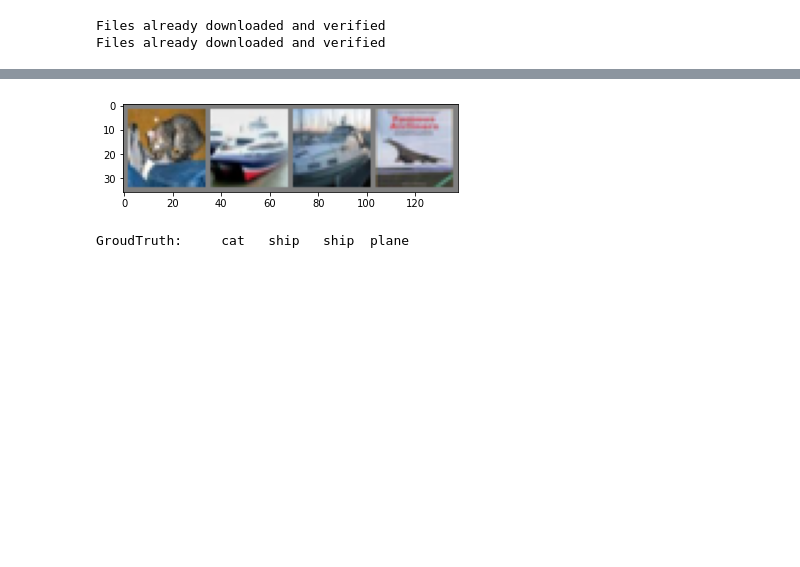
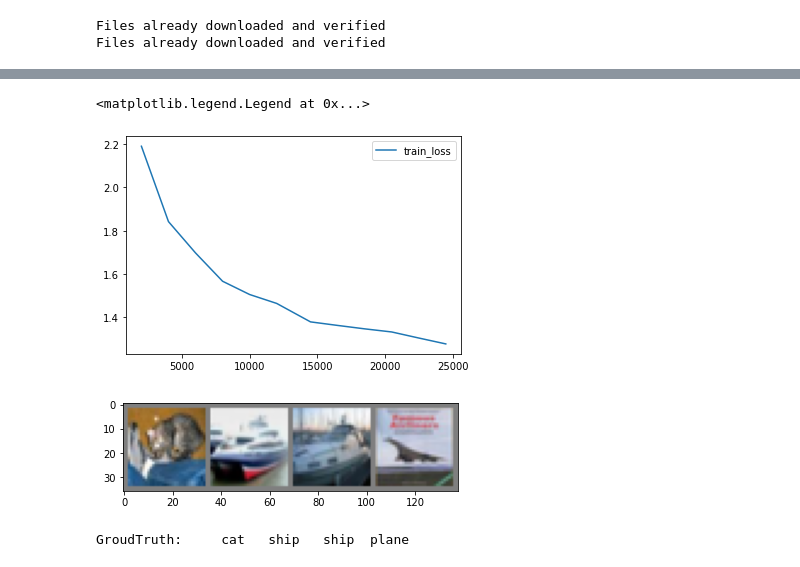
Before and after one commit to KokiNiimura/study, a Jupyter notebook: tutorial04.ipynb, the cells around one changed output, grey strips where cells are left out. Cells and saved outputs as stored; diff of their text form; code cells hidden in the pictures; blank space fills up the shorter version.

```diff
--- a/tutorial04.ipynb
+++ b/tutorial04.ipynb
@@ -74,9 +75,12 @@ import torch.optim as optim
 
 criterion = nn.CrossEntropyLoss()
 optimizer = optim.SGD(net.parameters(), lr=0.001, momentum=0.9)
+# %%
+logs = []
 # %%
+iteration = 0
+
 for epoch in range(2):
-
     running_loss = 0.0
     for i, data in enumerate(trainloader, 0):
         inputs, labels = data
@@ -90,8 +94,11 @@ for epoch in range(2):
 
         running_loss += loss.item()
         if i % 2000 == 1999:
+            logs.append({"iteration": iteration, "loss": running_loss / 2000})
             print('[%d, %5d] loss: %.3f' % (epoch + 1, i + 1, running_loss / 2000))
             running_loss = 0.0
 
+        iteration += 1
+
 print('Finished Training')
 # %% [output]
@@ -110,4 +117,16 @@ print('Finished Training')
 Finished Training
+# %%
+x = []
+y = []
+for log in logs:
+    x.append(log["iteration"])
+    y.append(log["loss"])
+
+plt.plot(x, y, label='train_loss')
+plt.legend()
+# %% [output]
+<matplotlib.legend.Legend at 0x...>
+[figure, added]
 # %%
 PATH = './cifar_net.pth'
 torch.save(net.state_dict(), PATH)
```
Also changed, not shown: parts of 6 cells of this notebook.
